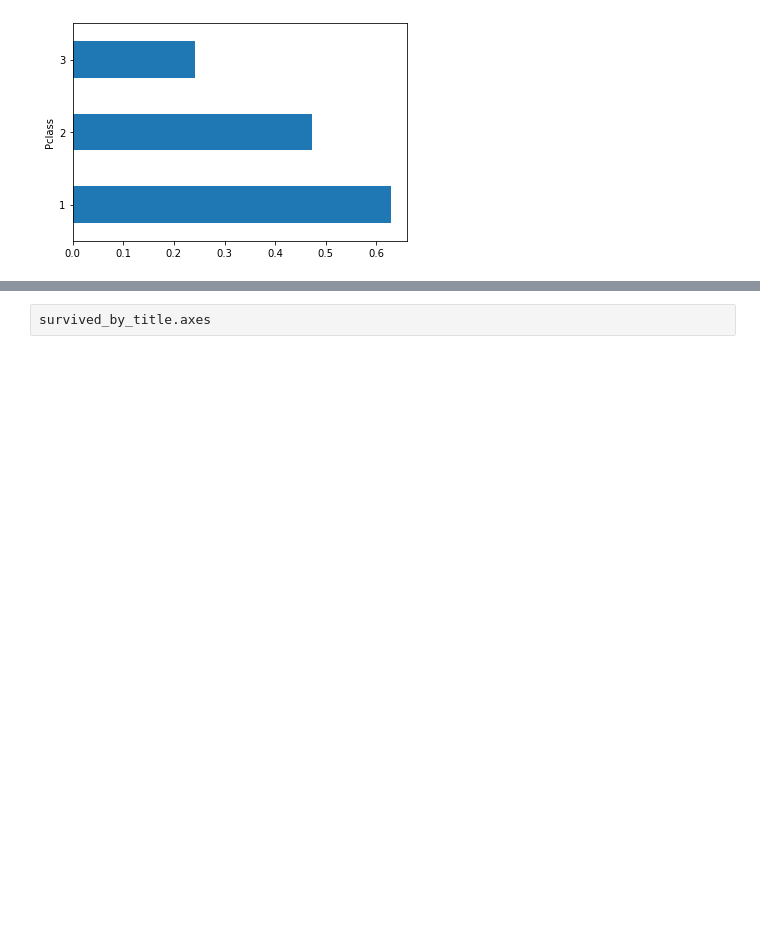
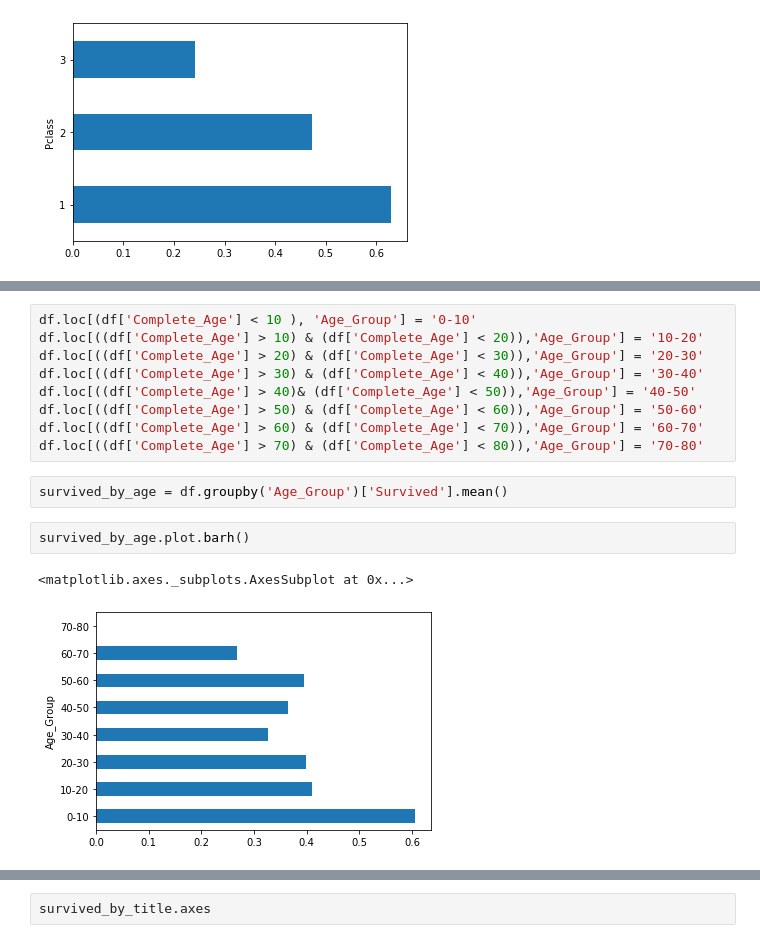
Before and after one commit to schlattk/kaggle_titanic, a Jupyter notebook: titanic01.ipynb, the cells around one changed output, grey strips where cells are left out. Saved outputs shown, nothing was run; the diff lists cells and outputs as text; blank space fills up the shorter version.

Commit message:
groupe ages and fare

```diff
--- a/titanic01.ipynb
+++ b/titanic01.ipynb
@@ -437,0 +467,16 @@ survived_by_class.plot.barh()
+# %%
+df.loc[(df['Complete_Age'] < 10 ), 'Age_Group'] = '0-10'
+df.loc[((df['Complete_Age'] > 10) & (df['Complete_Age'] < 20)),'Age_Group'] = '10-20'
+df.loc[((df['Complete_Age'] > 20) & (df['Complete_Age'] < 30)),'Age_Group'] = '20-30'
+df.loc[((df['Complete_Age'] > 30) & (df['Complete_Age'] < 40)),'Age_Group'] = '30-40'
+df.loc[((df['Complete_Age'] > 40)& (df['Complete_Age'] < 50)),'Age_Group'] = '40-50'
+df.loc[((df['Complete_Age'] > 50) & (df['Complete_Age'] < 60)),'Age_Group'] = '50-60'
+df.loc[((df['Complete_Age'] > 60) & (df['Complete_Age'] < 70)),'Age_Group'] = '60-70'
+df.loc[((df['Complete_Age'] > 70) & (df['Complete_Age'] < 80)),'Age_Group'] = '70-80'
+# %%
+survived_by_age = df.groupby('Age_Group')['Survived'].mean()
+# %%
+survived_by_age.plot.barh()
+# %% [output]
+<matplotlib.axes._subplots.AxesSubplot at 0x...>
+[figure, added]
```
Also changed, not shown: parts of 14 cells of this notebook, 1 other file.
